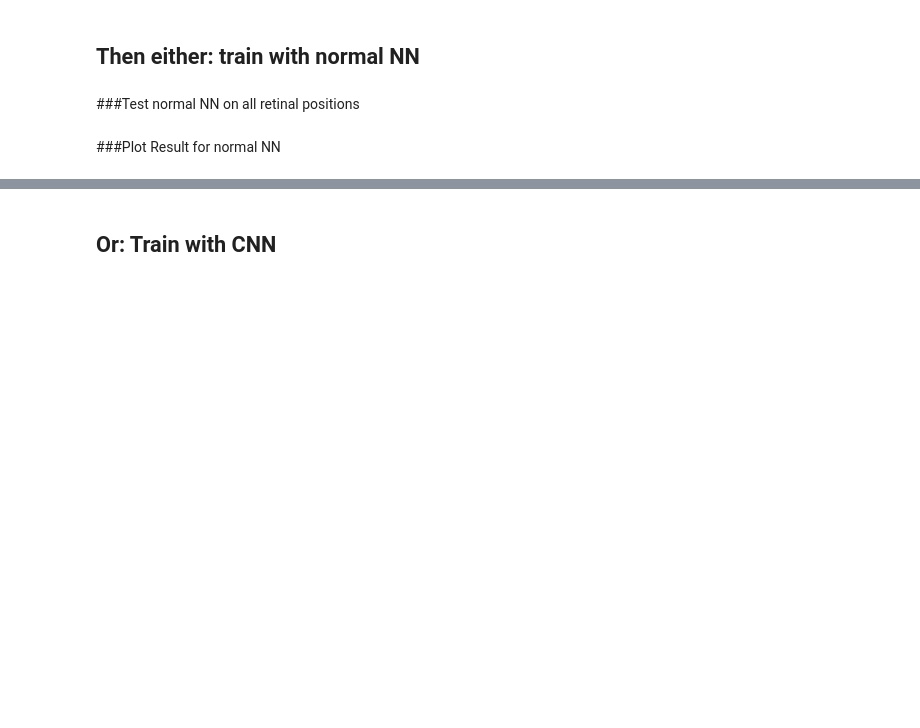
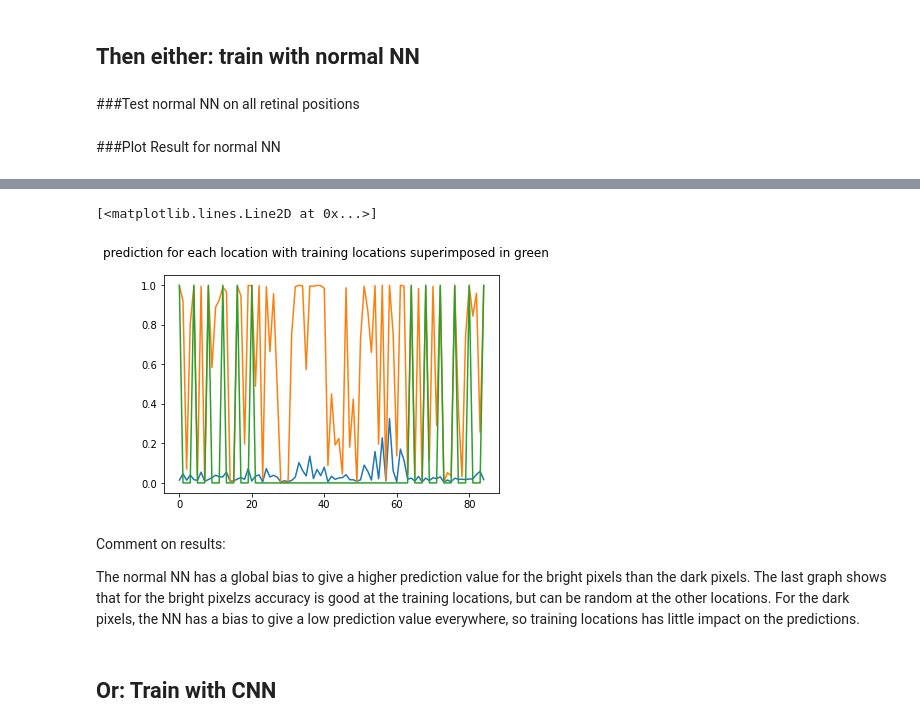
Before and after one commit to johnkevinoregan/Learning-Relations-with-Deep-Learning, a Jupyter notebook: Brightness_judgement_on_1D_retina.ipynb, the cells around one changed output, grey strips where cells are left out. Cells and saved outputs as stored; diff of their text form; code cells hidden in the pictures; blank space fills up the shorter version.

```diff
--- a/Brightness_judgement_on_1D_retina.ipynb
+++ b/Brightness_judgement_on_1D_retina.ipynb
@@ -163,5 +165,18 @@ plt.plot(X_locs_trained)
 [<matplotlib.lines.Line2D at 0x...>]
 [figure]
+# %%
+import matplotlib.pyplot as plt
+plt.suptitle('prediction for each location with training locations superimposed in green')
+plt.plot(resultsNN)
+
+plt.plot(X_locs_trained)
+# %% [output]
+[<matplotlib.lines.Line2D at 0x...>]
+[figure, added]
+# %% [markdown]
+Comment on results:
+
+The normal NN has a global bias to give a higher prediction value for the bright pixels than the dark pixels. The last graph shows that for the bright pixelzs accuracy is good at the training locations, but can be random at the other locations. For the dark pixels, the NN has a bias to give a low prediction value everywhere, so training locations has little impact on the predictions.
 # %% [markdown]
 ## Or: Train with CNN
 # %%
```
Also changed, not shown: parts of 7 cells of this notebook.
